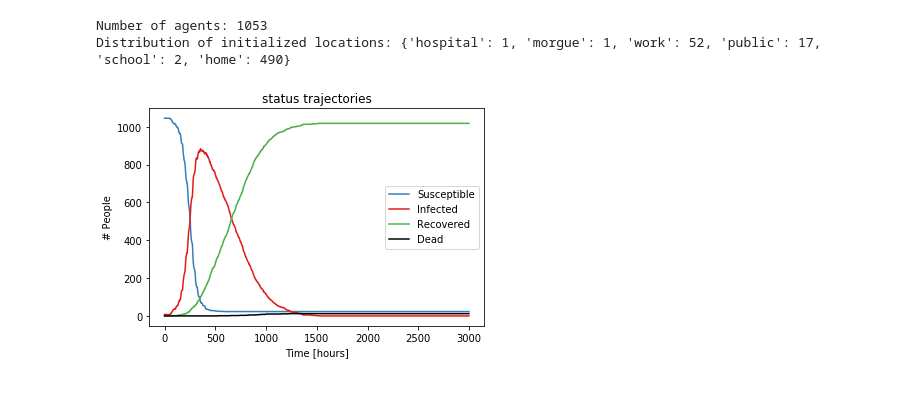
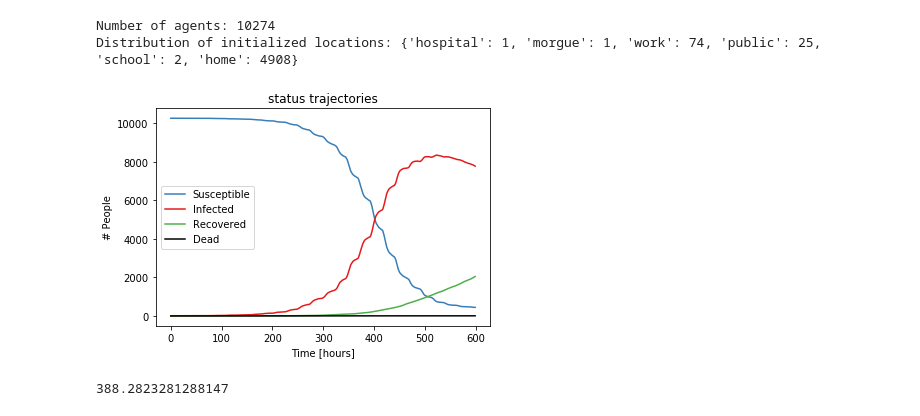
Before and after one commit to joba-1/Corona_Model, a Jupyter notebook: Heatmap_analysis.ipynb, the cells around one changed output. Cells and saved outputs as stored; diff of their text form; code cells hidden in the pictures.

```diff
--- a/Heatmap_analysis.ipynb
+++ b/Heatmap_analysis.ipynb
@@ -16,15 +16,19 @@ geofiles = {1:'Buildings_Bad_Feilnbach_MA_1.csv',
             3:'Buildings_Gangelt_MA_3.csv',
             4:'Buildings_Gangelt_MA_1.csv'}
 # %%
-modeledWorld1 = ModeledPopulatedWorld(1000,8, world_from_file=True, geofile_name=geopath+geofiles[3], agent_agent_infection=True, input_schedules='schedules_v1')
+modeledWorld1 = ModeledPopulatedWorld(1000,8, world_from_file=True, geofile_name=geopath+geofiles[4], agent_agent_infection=True, input_schedules='schedules_v2')
 print('Number of agents: '+ str(modeledWorld1.number_of_people))
 print('Distribution of initialized locations: ' + str(modeledWorld1.get_distribution_of_location_types()))
 # %% [output]
-Number of agents: 1053
-Distribution of initialized locations: {'hospital': 1, 'morgue': 1, 'work': 52, 'public': 17, 'school': 2, 'home': 490}
+Number of agents: 10274
+Distribution of initialized locations: {'hospital': 1, 'morgue': 1, 'work': 74, 'public': 25, 'school': 2, 'home': 4908}
 # %%
-simulation1 = Simulation(modeledWorld1,3000,run_immediately=False)
+t0=time.time()
+
+simulation1 = Simulation(modeledWorld1,600,run_immediately=False)
 simulation1.simulate()
 simulation1.plot_status_timecourse()
+print(time.time()-t0)
 # %% [output]
-[figure, old version]
+[figure, new version]
+388.2823281288147
```
Also changed, not shown: parts of 31 cells of this notebook, 1 other file.
